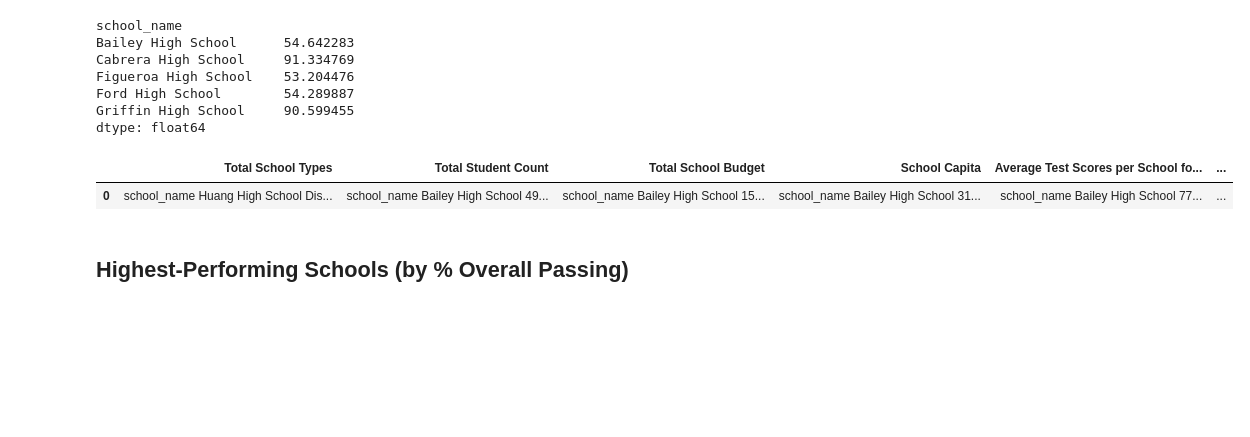
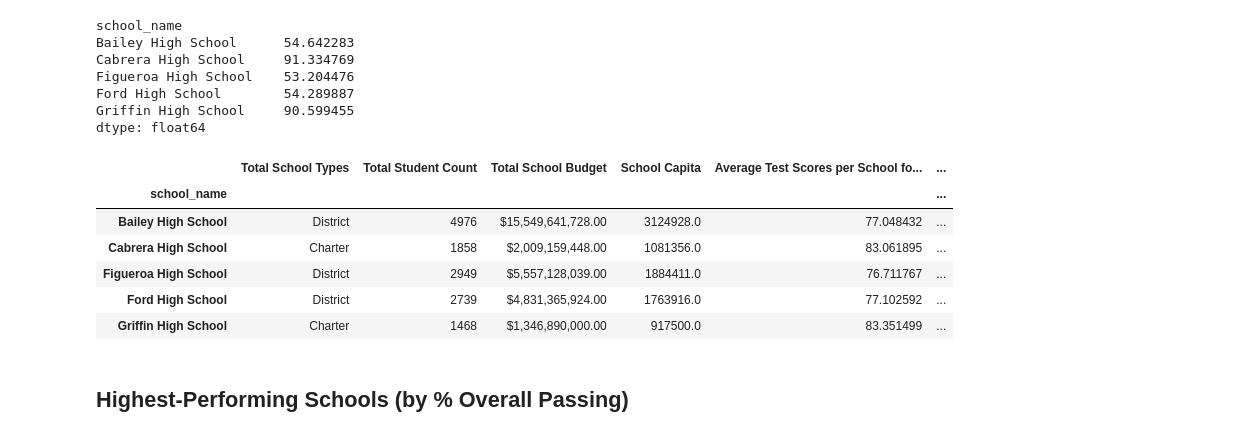
Before and after one commit to Nalfrey/pandas-challenge, a Jupyter notebook: PyCitySchools/PyCitySchools_starter.ipynb, the cells around one changed output. Saved outputs shown, nothing was run; the diff lists cells and outputs as text; code cells hidden in the pictures; blank space fills up the shorter version.

```diff
--- a/PyCitySchools/PyCitySchools_starter.ipynb
+++ b/PyCitySchools/PyCitySchools_starter.ipynb
@@ -257,28 +257,34 @@ Griffin High School     90.599455
 dtype: float64
 # %%
 # Create a DataFrame called `per_school_summary` with columns for the calculations above.
-per_school_summary = pd.DataFrame({"Total School Types": [school_types],
-                                  "Total Student Count": [per_school_counts],
-                                  "Total School Budget": [per_school_budget],
-                                  "School Capita": [per_school_capita],
-                                  "Average Test Scores per School for Math": [per_school_math],
-                                  "Average Test Scores per School for Reading": [per_school_reading],
-                                  "Students Passing Math": [school_students_passing_math],
-                                  "Students Passing Reading": [school_students_passing_reading],
-                                  "Students Passing Math & Reading": [school_students_passing_math_and_reading],
-                                  "Passing Rate Math": [per_school_passing_math],
-                                  "Passing Rate Reading": [per_school_passing_reading],
-                                  "Overall Passing Rate": [overall_passing_rate]})
+school_name = school_data_complete.groupby("school_name")
+per_school_summary = pd.DataFrame({"Total School Types": school_types,
+                                  "Total Student Count": per_school_counts,
+                                  "Total School Budget": per_school_budget,
+                                  "School Capita": per_school_capita,
+                                  "Average Test Scores per School for Math": per_school_math,
+                                  "Average Test Scores per School for Reading": per_school_reading,
+                                  "Students Passing Math": school_students_passing_math,
+                                  "Students Passing Reading": school_students_passing_reading,
+                                  "Students Passing Math & Reading": school_students_passing_math_and_reading,
+                                  "Passing Rate Math": per_school_passing_math,
+                                  "Passing Rate Reading": per_school_passing_reading,
+                                  "Overall Passing Rate": overall_passing_rate})
 
 # Formatting
-#per_school_summary["Total School Budget"] = per_school_summary["Total School Budget"].map("${:,.2f}".format)
+per_school_summary["Total School Budget"] = per_school_summary["Total School Budget"].map("${:,.2f}".format)
 #per_school_summary["Per Student Budget"] = per_school_summary["Per Student Budget"].map("${:,.2f}".format)
 
 # Display the DataFrame
 per_school_summary.head()
 # %% [output]
 |  | Total School Types | Total Student Count | Total School Budget | School Capita | Average Test Scores per School fo... | ... |
-| 0 | school_name Huang High School Dis... | school_name Bailey High School 49... | school_name Bailey High School 15... | school_name Bailey High School 31... | school_name Bailey High School 77... | ... |
+| school_name |  |  |  |  |  | ... |
+| Bailey High School | District | 4976 | $15,549,641,728.00 | 3124928.0 | 77.048432 | ... |
+| Cabrera High School | Charter | 1858 | $2,009,159,448.00 | 1081356.0 | 83.061895 | ... |
+| Figueroa High School | District | 2949 | $5,557,128,039.00 | 1884411.0 | 76.711767 | ... |
+| Ford High School | District | 2739 | $4,831,365,924.00 | 1763916.0 | 77.102592 | ... |
+| Griffin High School | Charter | 1468 | $1,346,890,000.00 | 917500.0 | 83.351499 | ... |
 # %% [markdown]
 ## Highest-Performing Schools (by % Overall Passing)
 # %%
```
Also changed, not shown: parts of 5 cells of this notebook.
